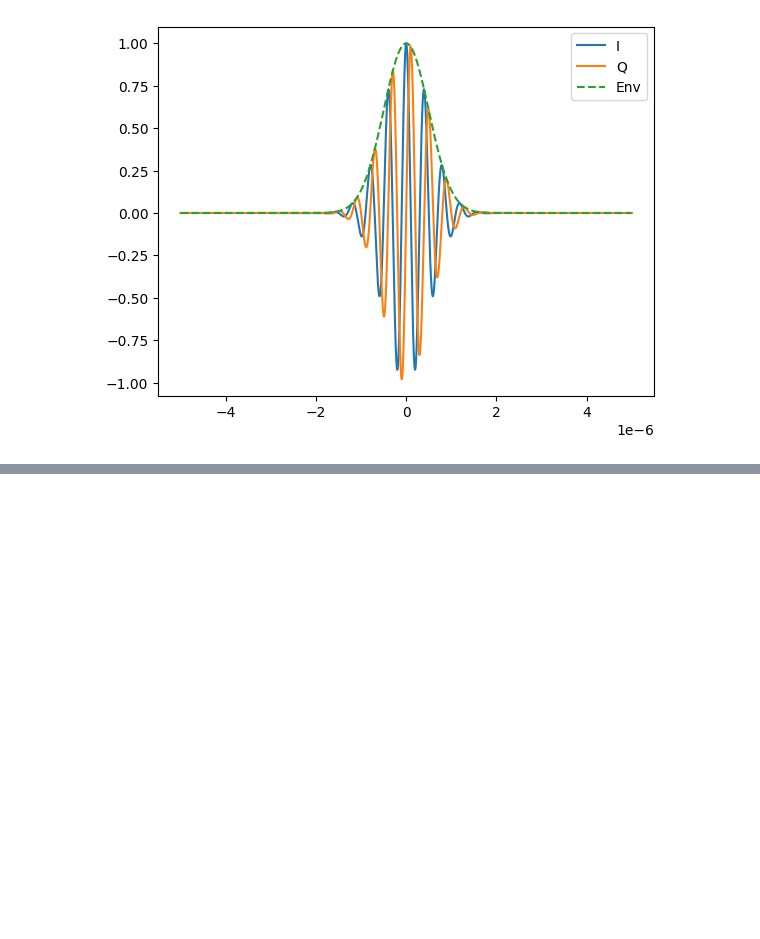
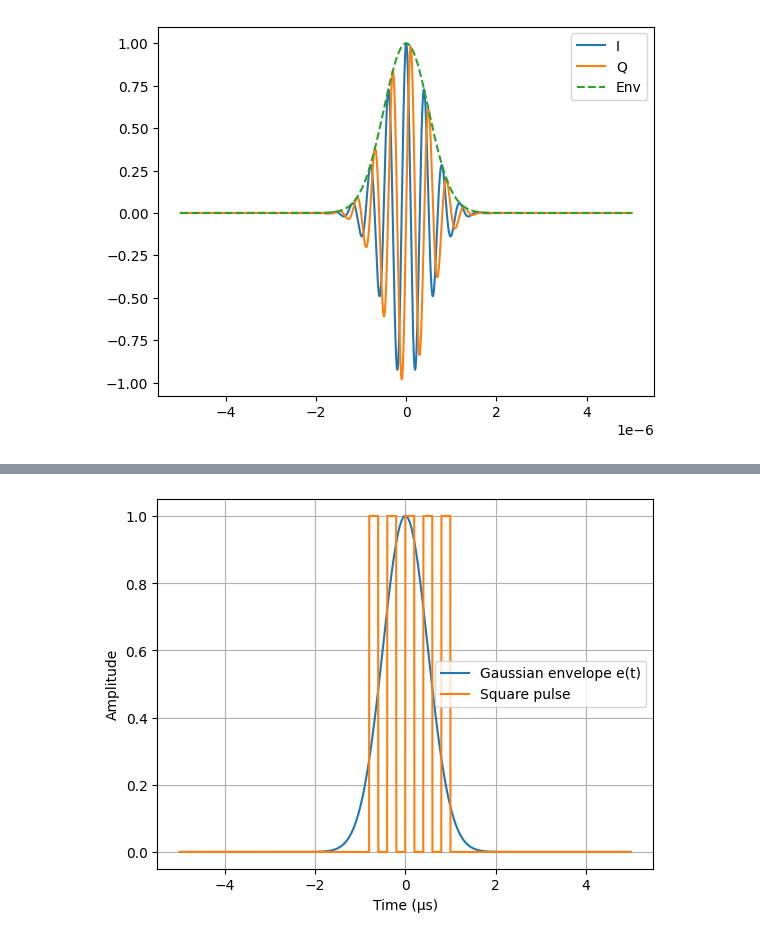
Before and after one commit to Sandermi99/MEDT4165, a Jupyter notebook: Exercise2.ipynb, the cells around one changed output, grey strips where cells are left out. Saved outputs shown, nothing was run; the diff lists cells and outputs as text; code cells hidden in the pictures; blank space fills up the shorter version.

```diff
--- a/Exercise2.ipynb
+++ b/Exercise2.ipynb
@@ -54,0 +55,22 @@ plt.show()
+# %%
+# Generating a square wave
+# Square pulse length in samples: use same T as Gaussian
+N_sq = N
+t_sq = t_vec # already centered around 0
+
+pulse_width = 2e-6
+window = np.zeros_like(t_vec)
+window[np.abs(t_vec) <= pulse_width/2] = 1
+y_square = (signal.square(2*np.pi*f0*t_sq)+1)/2
+y_squared_windowed = y_square * window
+
+plt.figure()
+plt.plot(t_vec*1e6, e, label="Gaussian envelope e(t)") # or plot i / q if you want
+plt.plot(t_vec*1e6, y_squared_windowed, label="Square pulse")
+plt.xlabel("Time (µs)")
+plt.ylabel("Amplitude")
+plt.grid(True)
+plt.legend()
+plt.show()
+# %% [output]
+[figure, added]
```
Also changed, not shown: parts of 4 cells of this notebook.
